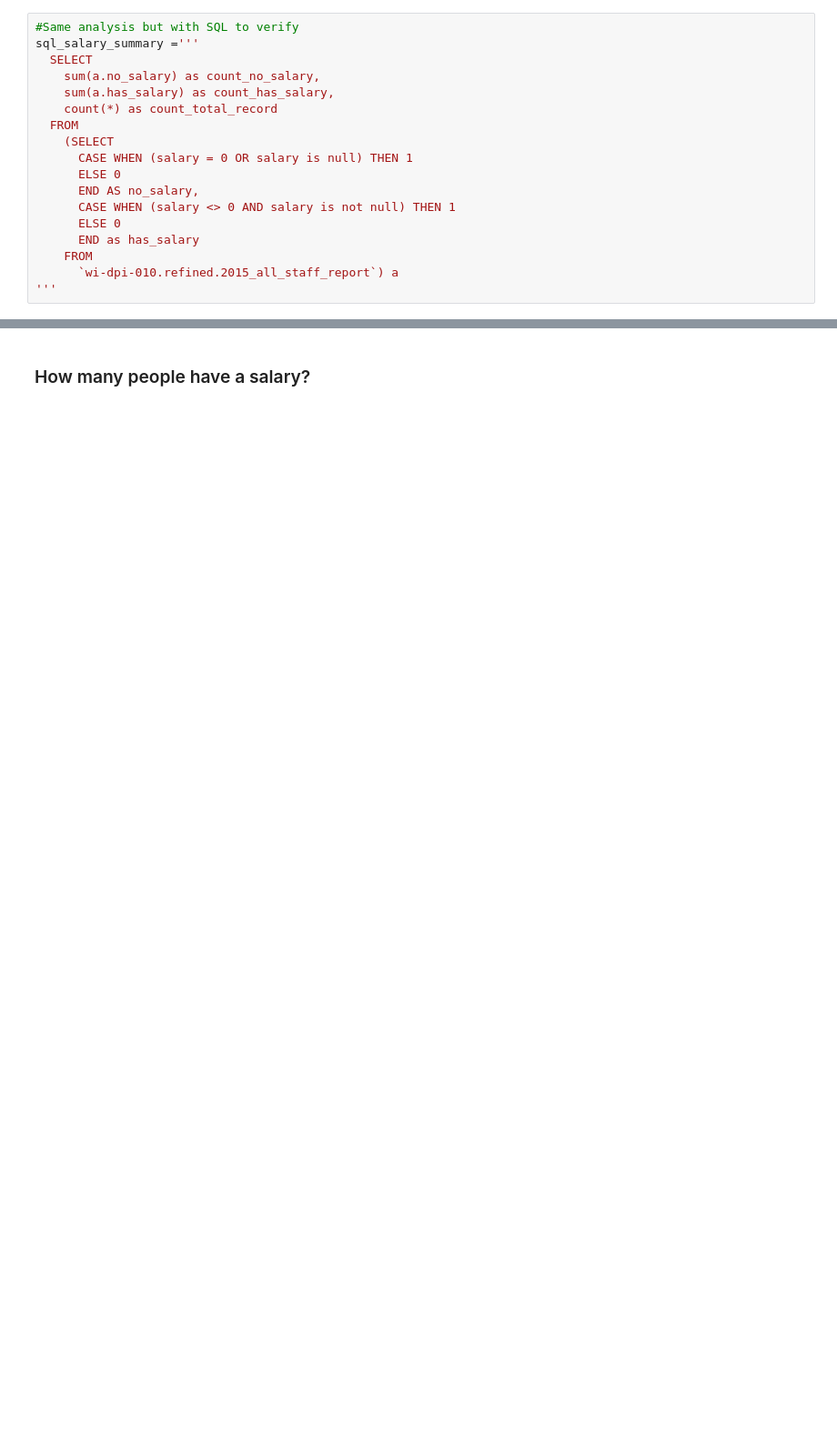
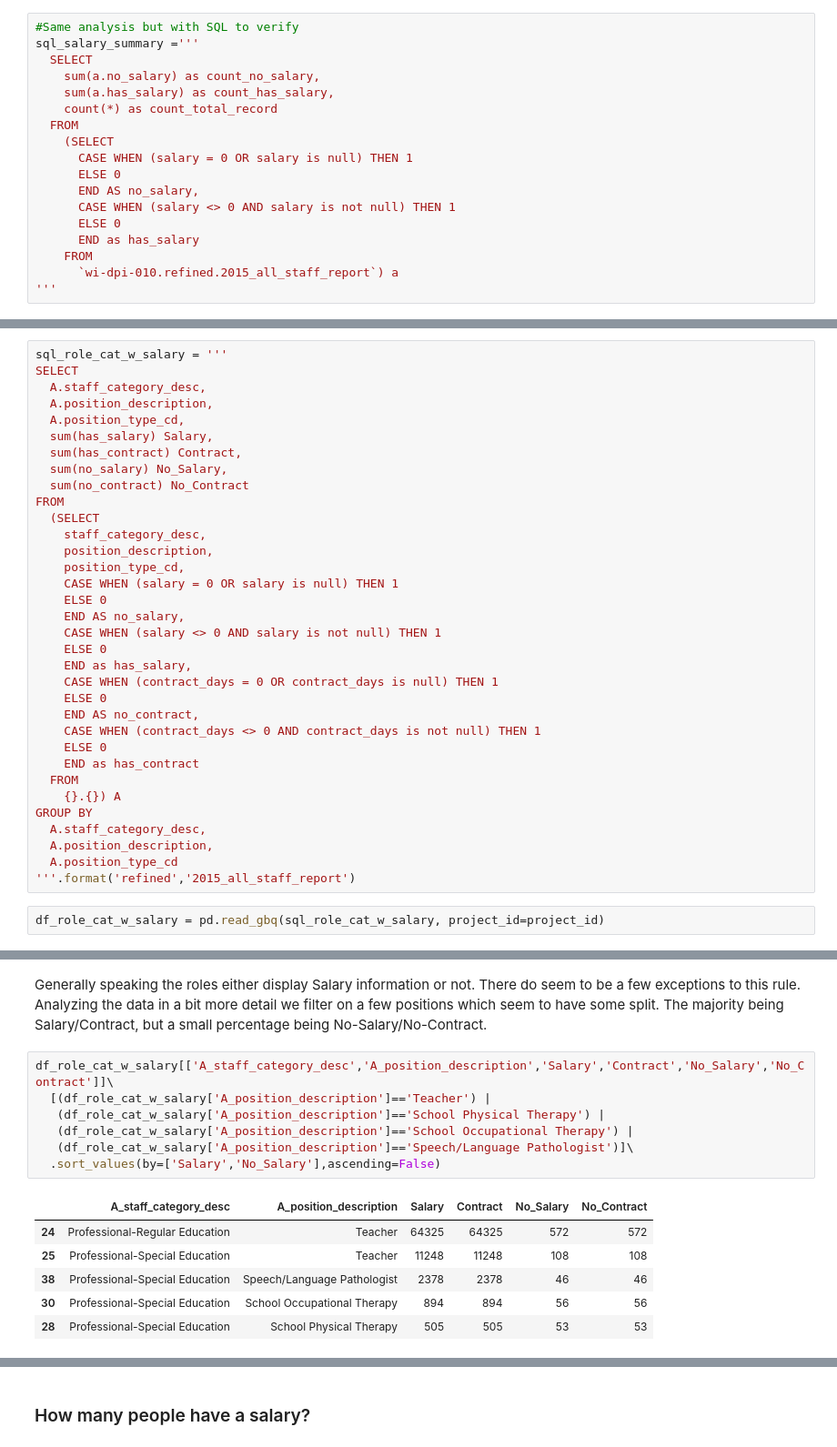
Before and after one commit to j-buss/wi-dpi, a Jupyter notebook: eda/5.0_Analysis.ipynb, the cells around one changed output, grey strips where cells are left out. Shown at 91% size. Cells and saved outputs as stored; diff of their text form; blank space fills up the shorter version.

```diff
--- a/eda/5.0_Analysis.ipynb
+++ b/eda/5.0_Analysis.ipynb
@@ -124,0 +133,36 @@ So the people with 0 salary have 0 contract days and tend to be employees that a
+# %%
+sql_role_cat_w_salary = '''
+SELECT
+  A.staff_category_desc,
+  A.position_description,
+  A.position_type_cd,
+  sum(has_salary) Salary,
+  sum(has_contract) Contract,
+  sum(no_salary) No_Salary,
+  sum(no_contract) No_Contract
+FROM
+  (SELECT
+    staff_category_desc,
+    position_description,
+    position_type_cd,
+    CASE WHEN (salary = 0 OR salary is null) THEN 1
+    ELSE 0
+    END AS no_salary,
+    CASE WHEN (salary <> 0 AND salary is not null) THEN 1
+    ELSE 0
+    END as has_salary,
+    CASE WHEN (contract_days = 0 OR contract_days is null) THEN 1
+    ELSE 0
+    END AS no_contract,
+    CASE WHEN (contract_days <> 0 AND contract_days is not null) THEN 1
+    ELSE 0
+    END as has_contract
+  FROM
+    {}.{}) A
+GROUP BY
+  A.staff_category_desc,
+  A.position_description,
+  A.position_type_cd
+'''.format('refined','2015_all_staff_report')
+# %%
+df_role_cat_w_salary = pd.read_gbq(sql_role_cat_w_salary, project_id=project_id)
@@ -124,0 +197,16 @@ So the people with 0 salary have 0 contract days and tend to be employees that a
+# %% [markdown]
+Generally speaking the roles either display Salary information or not. There do seem to be a few exceptions to this rule. Analyzing the data in a bit more detail we filter on a few positions which seem to have some split. The majority being Salary/Contract, but a small percentage being No-Salary/No-Contract.
+# %%
+df_role_cat_w_salary[['A_staff_category_desc','A_position_description','Salary','Contract','No_Salary','No_Contract']]\
+  [(df_role_cat_w_salary['A_position_description']=='Teacher') |
+   (df_role_cat_w_salary['A_position_description']=='School Physical Therapy') |
+   (df_role_cat_w_salary['A_position_description']=='School Occupational Therapy') |
+   (df_role_cat_w_salary['A_position_description']=='Speech/Language Pathologist')]\
+  .sort_values(by=['Salary','No_Salary'],ascending=False)
+# %% [output]
+|  | A_staff_category_desc | A_position_description | Salary | Contract | No_Salary | No_Contract |
+| 24 | Professional-Regular Education | Teacher | 64325 | 64325 | 572 | 572 |
+| 25 | Professional-Special Education | Teacher | 11248 | 11248 | 108 | 108 |
+| 38 | Professional-Special Education | Speech/Language Pathologist | 2378 | 2378 | 46 | 46 |
+| 30 | Professional-Special Education | School Occupational Therapy | 894 | 894 | 56 | 56 |
+| 28 | Professional-Special Education | School Physical Therapy | 505 | 505 | 53 | 53 |
```
Also changed, not shown: parts of 14 cells of this notebook.
